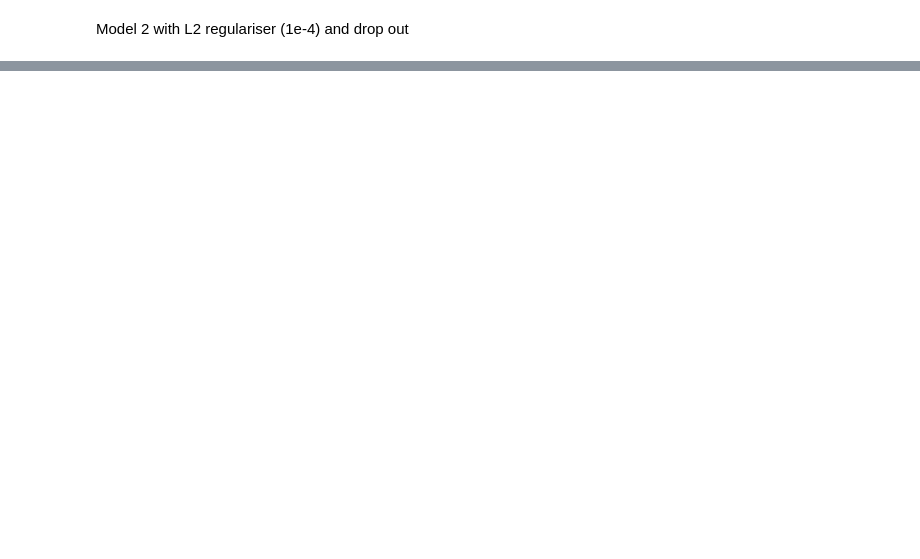
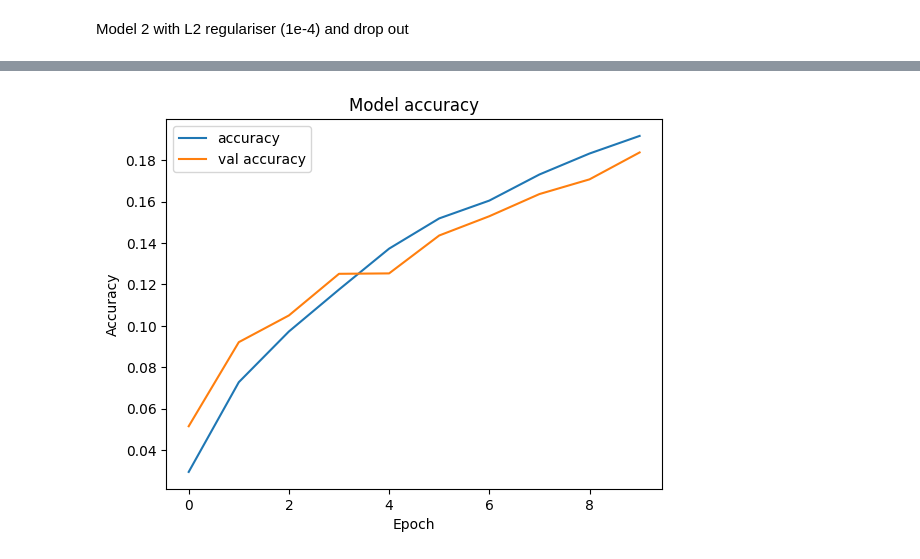
Before and after one commit to Praneeth0526/AI-Bootcamp, a Jupyter notebook: cifar10_mlp_reg_keras.ipynb, the cells around one changed output, grey strips where cells are left out. Cells and saved outputs as stored; diff of their text form; code cells hidden in the pictures; blank space fills up the shorter version.

```diff
--- a/cifar10_mlp_reg_keras.ipynb
+++ b/cifar10_mlp_reg_keras.ipynb
@@ -88,7 +96,8 @@ Model 2 with L2 regulariser (1e-4) and drop out
 # %%
 #architecture of model
 model_le4 = Sequential()
-model_le4.add(Flatten(input_shape=(28,28)))
+model_le4.add(Flatten(input_shape=(32,32,3)))
+model_le4.add(Dense(1024,'relu',kernel_regularizer=regularizers.l2(1e-4)))
 model_le4.add(Dense(512,'relu',kernel_regularizer=regularizers.l2(1e-4)))
 model_le4.add(Dense(256,'relu',kernel_regularizer=regularizers.l2(1e-4)))
 model_le4.add(Dense(128,'relu',kernel_regularizer=regularizers.l2(1e-4)))
@@ -97,3 +106,6 @@ model_le4.add(Dense(100,'softmax'))       #10 neurons last layer
 # %%
 #compile
 model_le4.compile(optimizer=Adam(learning_rate=0.001),loss='categorical_crossentropy',metrics=['accuracy'])
+# %%
+#train
+result_le4 = model_le4.fit(x_train,y_train,epochs=10,batch_size=128,validation_split=0.2)
@@ -99,0 +142,10 @@ model_le4.compile(optimizer=Adam(learning_rate=0.001),loss='categorical_crossent
+# %%
+plt.plot(result_le4.history['accuracy'],label='accuracy')
+plt.plot(result_le4.history['val_accuracy'],label='val accuracy')
+plt.title('Model accuracy')
+plt.xlabel('Epoch')
+plt.ylabel('Accuracy')
+plt.legend()
+plt.show()
+# %% [output]
+[figure, added]
```
Also changed, not shown: parts of 11 cells of this notebook, 3 other files.
